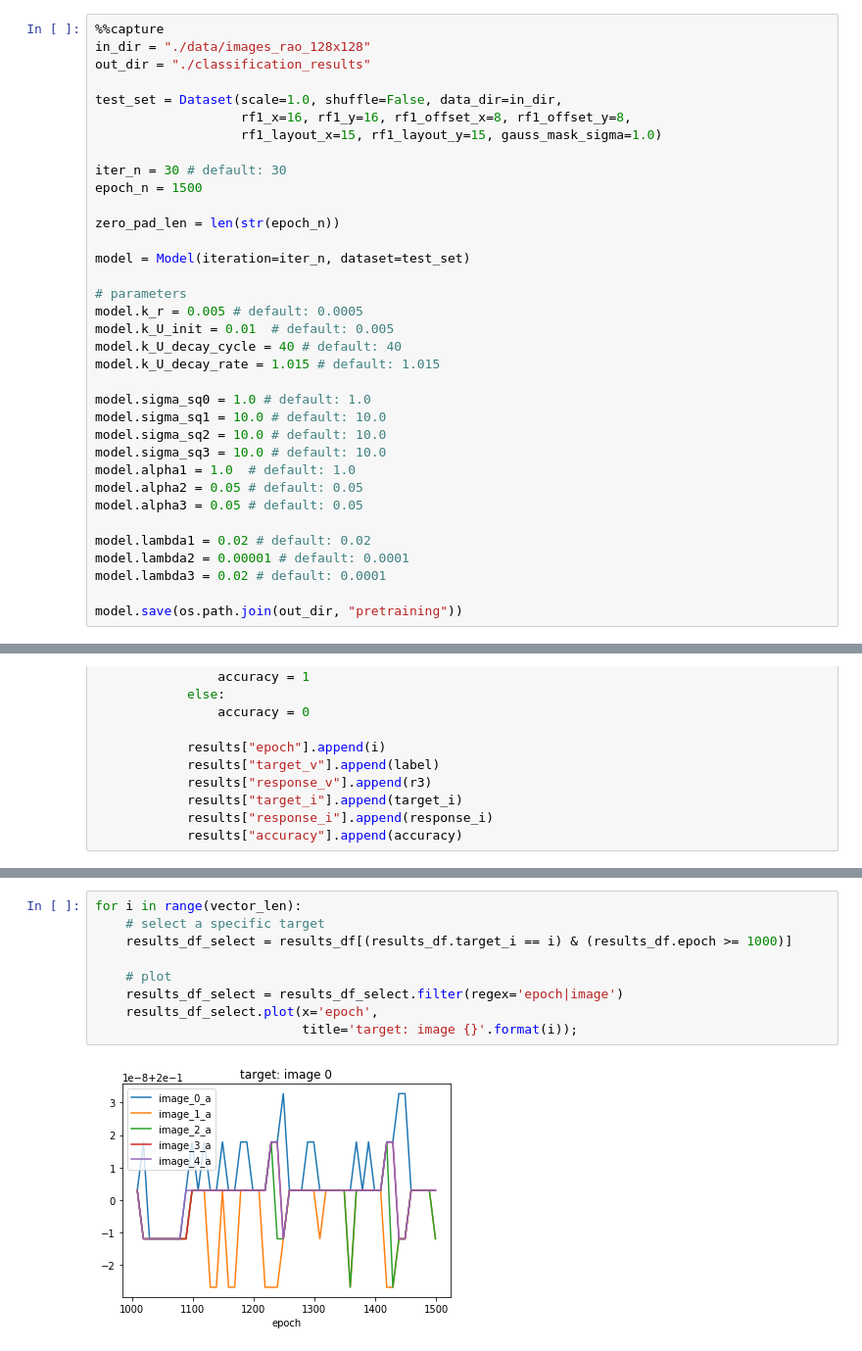
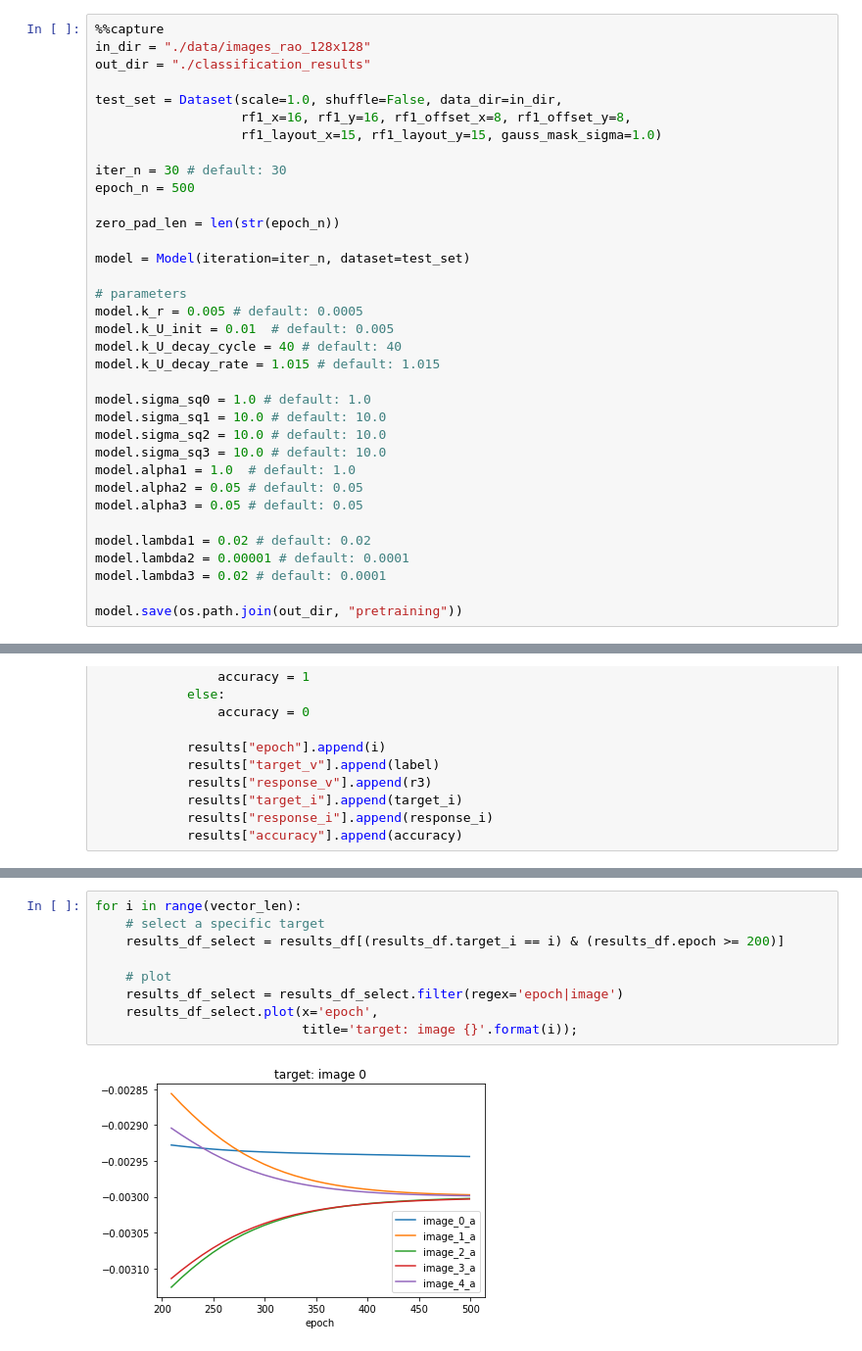
Before and after one commit to timhwang21/predictive_coding, a Jupyter notebook: classification.ipynb, the cells around one changed output, grey strips where cells are left out. Shown at 98% size. Saved outputs shown, nothing was run; the diff lists cells and outputs as text.

```diff
--- a/classification.ipynb
+++ b/classification.ipynb
@@ -21,7 +21,7 @@ test_set = Dataset(scale=1.0, shuffle=False, data_dir=in_dir,
                    rf1_layout_x=15, rf1_layout_y=15, gauss_mask_sigma=1.0)
 
 iter_n = 30 # default: 30
-epoch_n = 1500
+epoch_n = 500
 
 zero_pad_len = len(str(epoch_n))
 
@@ -122,11 +122,11 @@ for i in range(vector_len):
 # %%
 for i in range(vector_len):
     # select a specific target
-    results_df_select = results_df[(results_df.target_i == i) & (results_df.epoch >= 1000)]
+    results_df_select = results_df[(results_df.target_i == i) & (results_df.epoch >= 200)]
 
     # plot
     results_df_select = results_df_select.filter(regex='epoch|image')
     results_df_select.plot(x='epoch',
                            title='target: image {}'.format(i));
 # %% [output]
-[figure, old version]
+[figure, new version]
```
Also changed, not shown: parts of 4 cells of this notebook, 1 other file.
